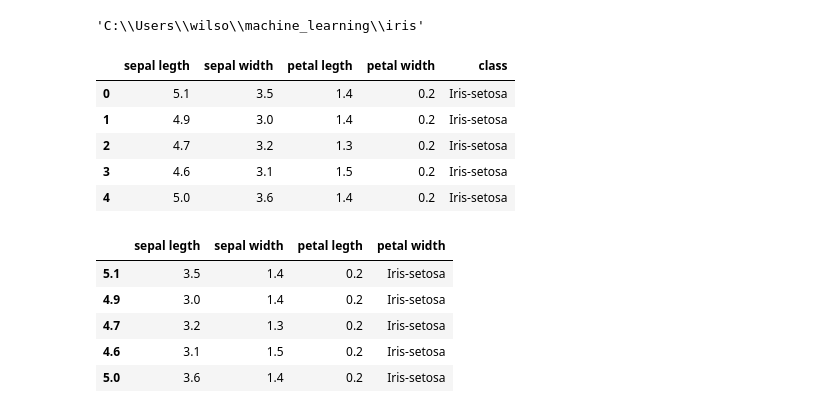
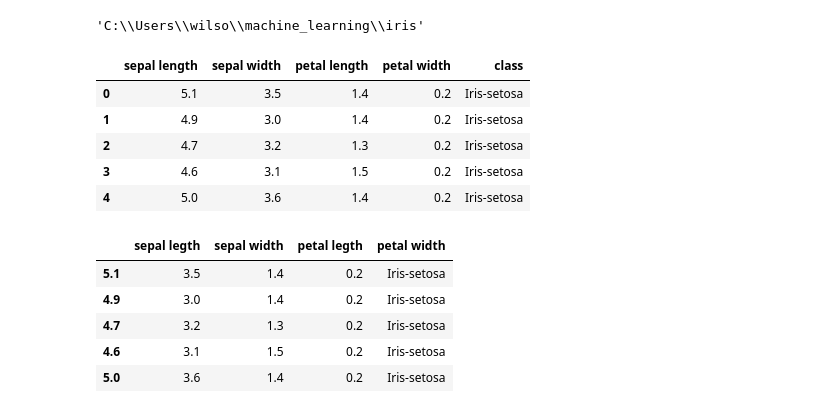
Before and after one commit to wilsonazer/iris, a Jupyter notebook: Analyse in Iris data set.ipynb, the cells around one changed output. Saved outputs shown, nothing was run; the diff lists cells and outputs as text; code cells hidden in the pictures.

```diff
--- a/Analyse in Iris data set.ipynb
+++ b/Analyse in Iris data set.ipynb
@@ -32,10 +33,10 @@ r = requests.get('https://archive.ics.uci.edu/ml/machine-learning-databases/iris
 with open(PATH + 'iris.data', 'w') as f:
     f.write( r.text )
 # %%
-df = pd.read_csv( 'iris.data', names = ['sepal legth', 'sepal width','petal legth', 'petal width','class'])
+df = pd.read_csv( 'iris.data', names = ['sepal length', 'sepal width','petal length', 'petal width','class'])
 df.head()
 # %% [output]
-|  | sepal legth | sepal width | petal legth | petal width | class |
+|  | sepal length | sepal width | petal length | petal width | class |
 | 0 | 5.1 | 3.5 | 1.4 | 0.2 | Iris-setosa |
 | 1 | 4.9 | 3.0 | 1.4 | 0.2 | Iris-setosa |
 | 2 | 4.7 | 3.2 | 1.3 | 0.2 | Iris-setosa |
```
Also changed, not shown: parts of 11 cells of this notebook.
